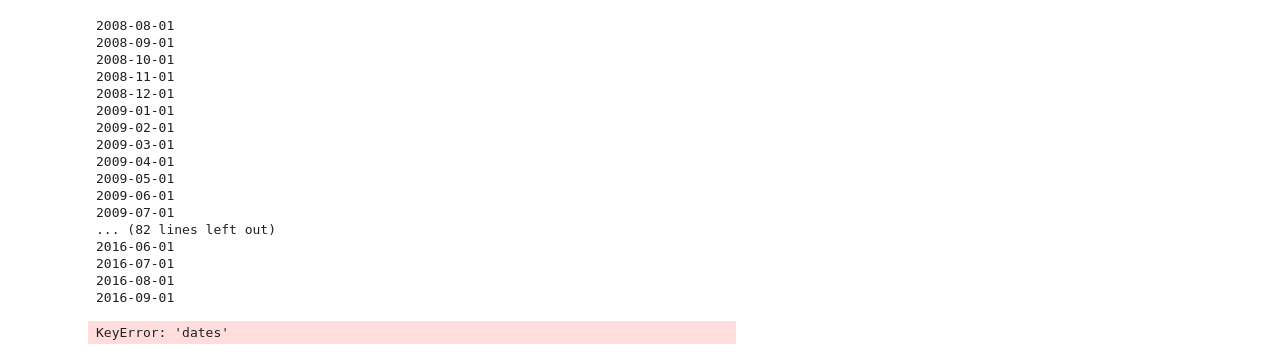
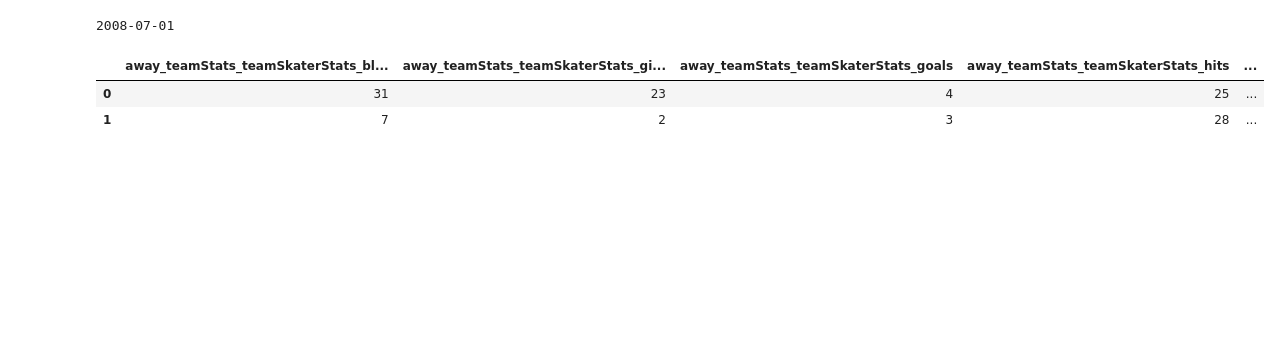
Before and after one commit to FrischWaugh/NHL_Prediction, a Jupyter notebook: notebooks/extract_schedule.ipynb, the cells around one changed output. Drawn from its saved outputs; the diff is of its cells as text; code cells hidden in the pictures; blank space fills up the shorter version.

```diff
--- a/notebooks/extract_schedule.ipynb
+++ b/notebooks/extract_schedule.ipynb
@@ -43,8 +50,8 @@ def extract_gamestats(gameID):
     return df
 # %%
 # select date for extraction (july will be a complete season)
-start_date = datetime.date(2008, 7, 1)
-end_date = datetime.date(2018, 7, 1)
+start_date = datetime.date(2008, 6, 1)
+end_date = datetime.date(2008, 7, 1)
 
 delta = datetime.timedelta(days=1)
 
@@ -77,30 +84,19 @@ while start_date <= end_date:
     if (start_date.day == 1):
         print(start_date)
 # %% [output]
-2008-08-01
-2008-09-01
-2008-10-01
-2008-11-01
-2008-12-01
-2009-01-01
-2009-02-01
-2009-03-01
-2009-04-01
-2009-05-01
-2009-06-01
-2009-07-01
-... (82 lines left out)
-2016-06-01
-2016-07-01
-2016-08-01
-2016-09-01
+2008-07-01
-KeyError: 'dates'
 # %%
 # Pour stack la version
 df = pd.concat(data_list, sort='False', ignore_index=True)
 # %%
 # replace columns in dataframe because GCP does not support '.' in column indices
 df.columns = df.columns.str.replace(r".", "_")
+# %%
+df.head()
+# %% [output]
+|  | away_teamStats_teamSkaterStats_bl... | away_teamStats_teamSkaterStats_gi... | away_teamStats_teamSkaterStats_goals | away_teamStats_teamSkaterStats_hits | ... |
+| 0 | 31 | 23 | 4 | 25 | ... |
+| 1 | 7 | 2 | 3 | 28 | ... |
 # %%
 # TODO: Set project_id to your Google Cloud Platform project ID.
 project_id = "rational-world-288611"
```
Also changed, not shown: parts of 6 cells of this notebook, 3 other files.
